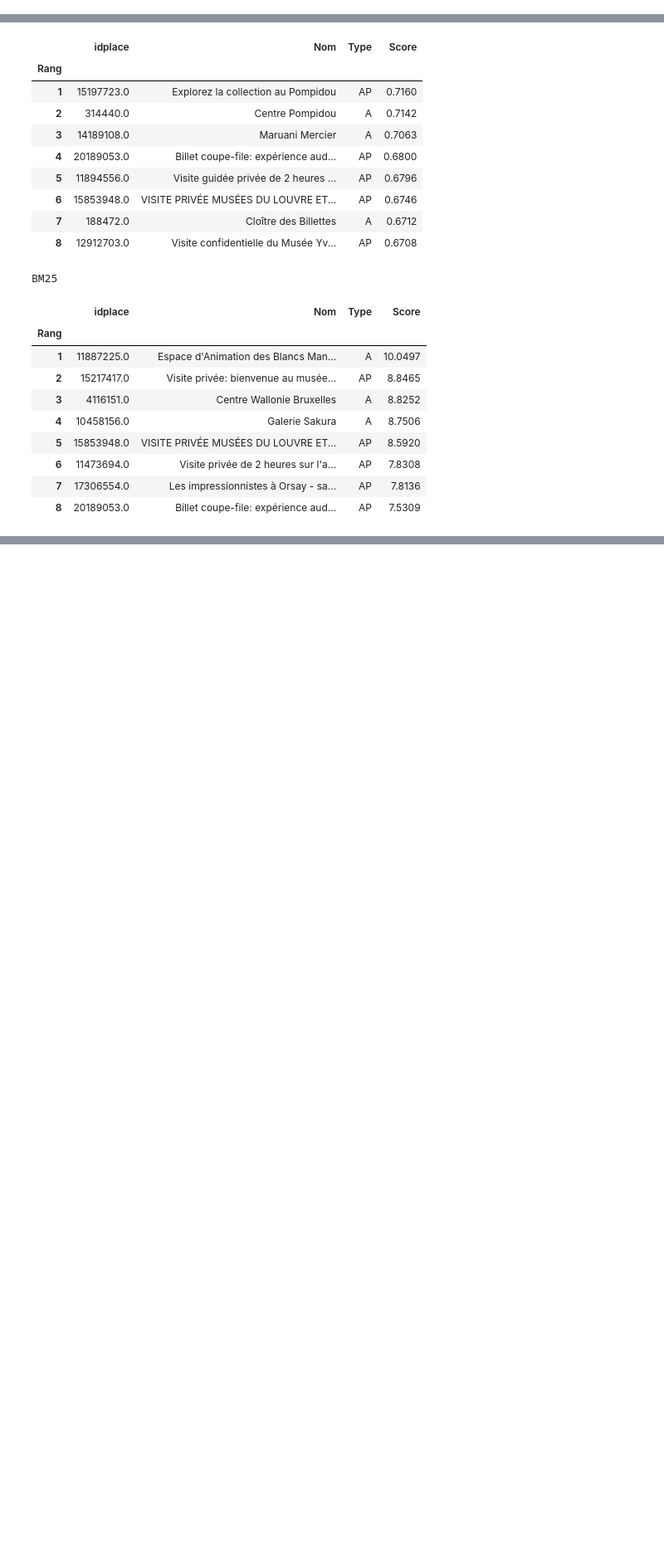
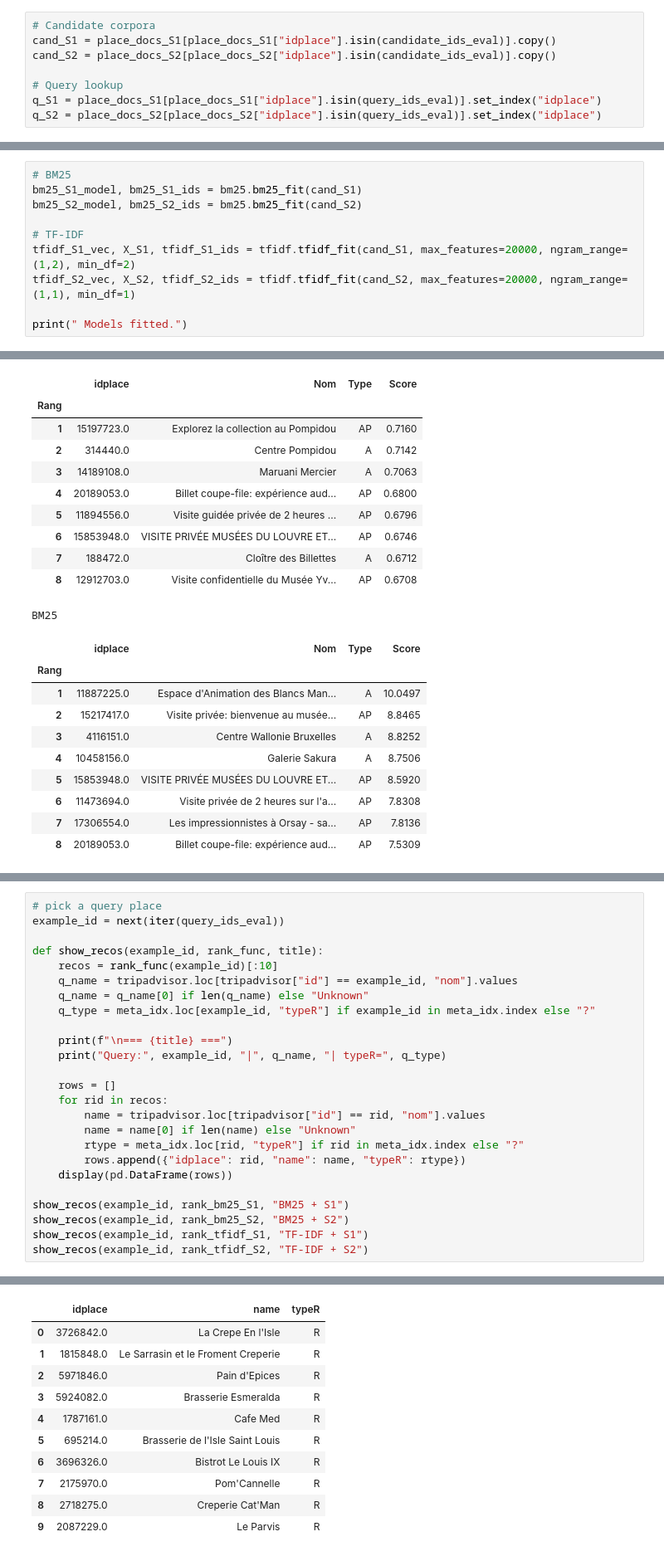
Before and after one commit to Debian-code/TripAdvisor_Recommendation_System, a Jupyter notebook: notebook_demo.ipynb, the cells around one changed output, grey strips where cells are left out. Shown at 83% size. Drawn from its saved outputs; the diff is of its cells as text; blank space fills up the shorter version.

Commit message:
merged the two notebooks and added necessary py documents. next steps: choose language!!

```diff
--- a/notebook_demo.ipynb
+++ b/notebook_demo.ipynb
@@ -120,0 +191,8 @@ print("BM25 prêt")
+# %%
+# Candidate corpora
+cand_S1 = place_docs_S1[place_docs_S1["idplace"].isin(candidate_ids_eval)].copy()
+cand_S2 = place_docs_S2[place_docs_S2["idplace"].isin(candidate_ids_eval)].copy()
+
+# Query lookup
+q_S1 = place_docs_S1[place_docs_S1["idplace"].isin(query_ids_eval)].set_index("idplace")
+q_S2 = place_docs_S2[place_docs_S2["idplace"].isin(query_ids_eval)].set_index("idplace")
@@ -120,0 +201,10 @@ print("BM25 prêt")
+# %%
+# BM25
+bm25_S1_model, bm25_S1_ids = bm25.bm25_fit(cand_S1)
+bm25_S2_model, bm25_S2_ids = bm25.bm25_fit(cand_S2)
+
+# TF-IDF
+tfidf_S1_vec, X_S1, tfidf_S1_ids = tfidf.tfidf_fit(cand_S1, max_features=20000, ngram_range=(1,2), min_df=2)
+tfidf_S2_vec, X_S2, tfidf_S2_ids = tfidf.tfidf_fit(cand_S2, max_features=20000, ngram_range=(1,1), min_df=1)
+
+print(" Models fitted.")
@@ -608,0 +779,26 @@ BM25
+# %%
+# pick a query place
+example_id = next(iter(query_ids_eval))
+
+def show_recos(example_id, rank_func, title):
+    recos = rank_func(example_id)[:10]
+    q_name = tripadvisor.loc[tripadvisor["id"] == example_id, "nom"].values
+    q_name = q_name[0] if len(q_name) else "Unknown"
+    q_type = meta_idx.loc[example_id, "typeR"] if example_id in meta_idx.index else "?"
+
+    print(f"\n=== {title} ===")
+    print("Query:", example_id, "|", q_name, "| typeR=", q_type)
+
+    rows = []
+    for rid in recos:
+        name = tripadvisor.loc[tripadvisor["id"] == rid, "nom"].values
+        name = name[0] if len(name) else "Unknown"
+        rtype = meta_idx.loc[rid, "typeR"] if rid in meta_idx.index else "?"
+        rows.append({"idplace": rid, "name": name, "typeR": rtype})
+    display(pd.DataFrame(rows))
+
+show_recos(example_id, rank_bm25_S1, "BM25 + S1")
+show_recos(example_id, rank_bm25_S2, "BM25 + S2")
+show_recos(example_id, rank_tfidf_S1, "TF-IDF + S1")
+show_recos(example_id, rank_tfidf_S2, "TF-IDF + S2")
+# %% [output]
@@ -608,0 +807,11 @@ BM25
+|  | idplace | name | typeR |
+| 0 | 3726842.0 | La Crepe En l'Isle | R |
+| 1 | 1815848.0 | Le Sarrasin et le Froment Creperie | R |
+| 2 | 5971846.0 | Pain d'Epices | R |
+| 3 | 5924082.0 | Brasserie Esmeralda | R |
+| 4 | 1787161.0 | Cafe Med | R |
+| 5 | 695214.0 | Brasserie de l'Isle Saint Louis | R |
+| 6 | 3696326.0 | Bistrot Le Louis IX | R |
+| 7 | 2175970.0 | Pom'Cannelle | R |
+| 8 | 2718275.0 | Creperie Cat'Man | R |
+| 9 | 2087229.0 | Le Parvis | R |
```
Also changed, not shown: parts of 23 cells of this notebook, 5 other files.
